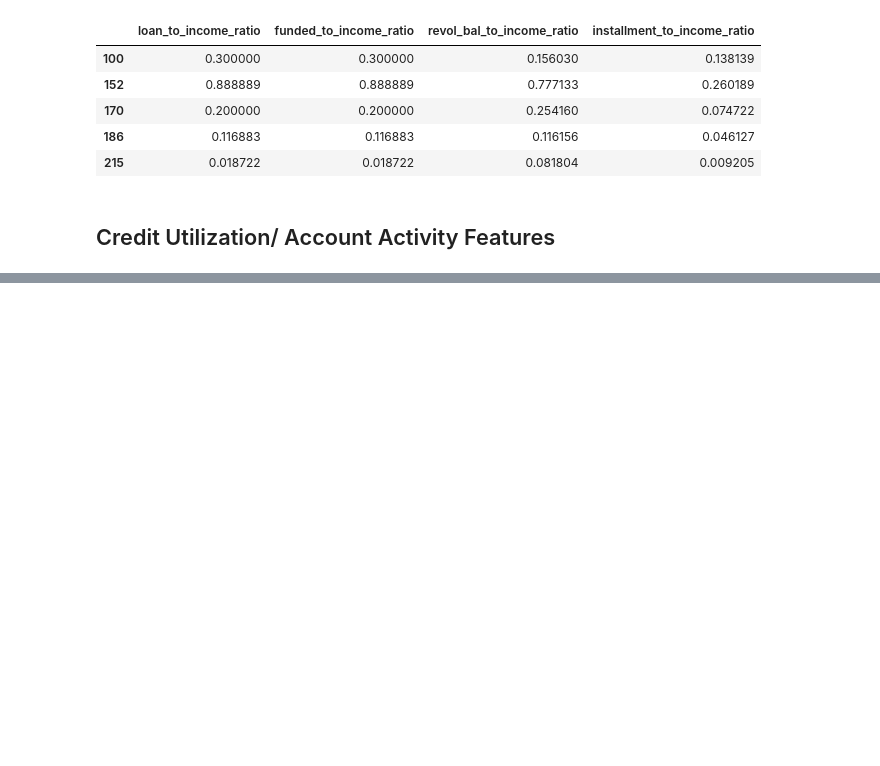
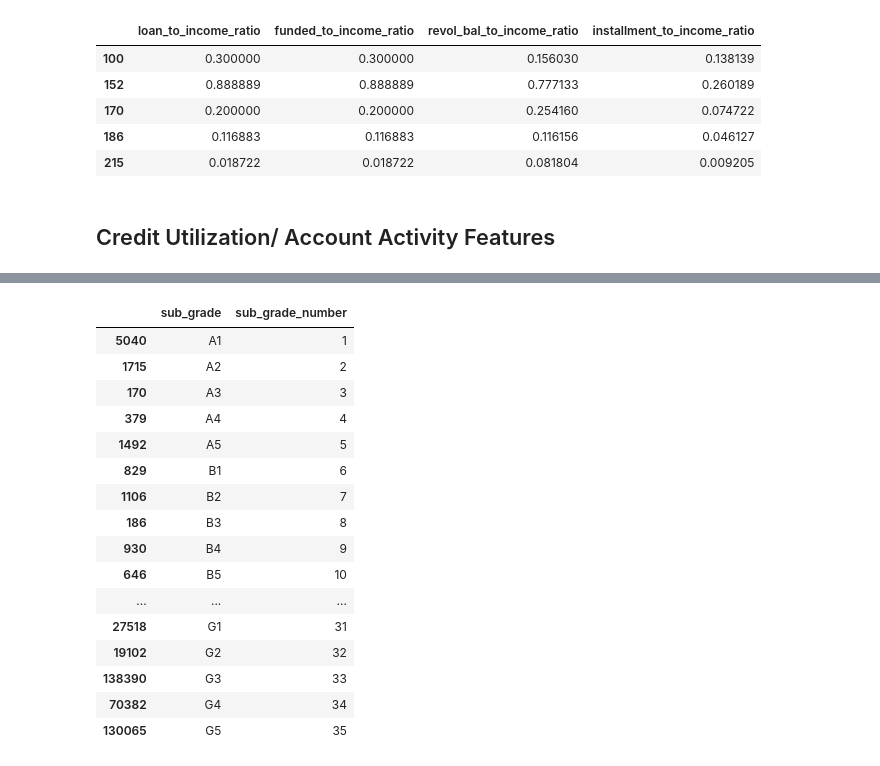
Before and after one commit to Shankari-Mohanakrishnan/lending-club-intelligent-borrower-profiling, a Jupyter notebook: notebooks/03_Feature_Engineering.ipynb, the cells around one changed output, grey strips where cells are left out. Saved outputs shown, nothing was run; the diff lists cells and outputs as text; code cells hidden in the pictures; blank space fills up the shorter version.

```diff
--- a/notebooks/03_Feature_Engineering.ipynb
+++ b/notebooks/03_Feature_Engineering.ipynb
@@ -199,0 +216,9 @@ df['open_acc_to_total_acc_ratio'] = df['open_acc']/df['total_acc_clean']
+# %%
+df['has_delinquency'] = np.where(df['delinq_2yrs']>0,1,0)
+df['has_public_record'] = np.where(df['pub_rec']>0,1,0)
+df['has_bankruptcy'] = np.where(df['pub_rec_bankruptcies']>0,1,0)
+
+df['high_revol_util_flag'] = np.where(df['revol_util_clean']>75,1,0)
+df['high_dti_flag'] = np.where(df['dti_clean']>35,1,0)
+
+df[['has_delinquency', 'has_public_record', 'has_bankruptcy', 'high_revol_util_flag', 'high_dti_flag']].head()
@@ -199,0 +238,13 @@ df['open_acc_to_total_acc_ratio'] = df['open_acc']/df['total_acc_clean']
+# %%
+grade_map = {
+    'A':1,
+    'B':2,
+    'C':3,
+    'D':4,
+    'E':5,
+    'F':6,
+    'G':7
+}
+# %%
+df['grade_num'] = df['grade'].map(grade_map)
+df[['grade', 'grade_num']]. drop_duplicates().sort_values('grade_num')
@@ -199,0 +283,7 @@ df['open_acc_to_total_acc_ratio'] = df['open_acc']/df['total_acc_clean']
+# %%
+sub_grade_order = {
+    grade: index+1
+    for index, grade in enumerate(sorted(df['sub_grade'].unique()))
+}
+
+sub_grade_order
@@ -199,0 +308,22 @@ df['open_acc_to_total_acc_ratio'] = df['open_acc']/df['total_acc_clean']
+# %%
+df['sub_grade_number'] = df['sub_grade'].map(sub_grade_order)
+
+df[['sub_grade','sub_grade_number']].drop_duplicates().sort_values('sub_grade_number')
+# %% [output]
+|  | sub_grade | sub_grade_number |
+| 5040 | A1 | 1 |
+| 1715 | A2 | 2 |
+| 170 | A3 | 3 |
+| 379 | A4 | 4 |
+| 1492 | A5 | 5 |
+| 829 | B1 | 6 |
+| 1106 | B2 | 7 |
+| 186 | B3 | 8 |
+| 930 | B4 | 9 |
+| 646 | B5 | 10 |
+| ... | ... | ... |
+| 27518 | G1 | 31 |
+| 19102 | G2 | 32 |
+| 138390 | G3 | 33 |
+| 70382 | G4 | 34 |
+| 130065 | G5 | 35 |
```
Also changed, not shown: parts of 9 cells of this notebook.
